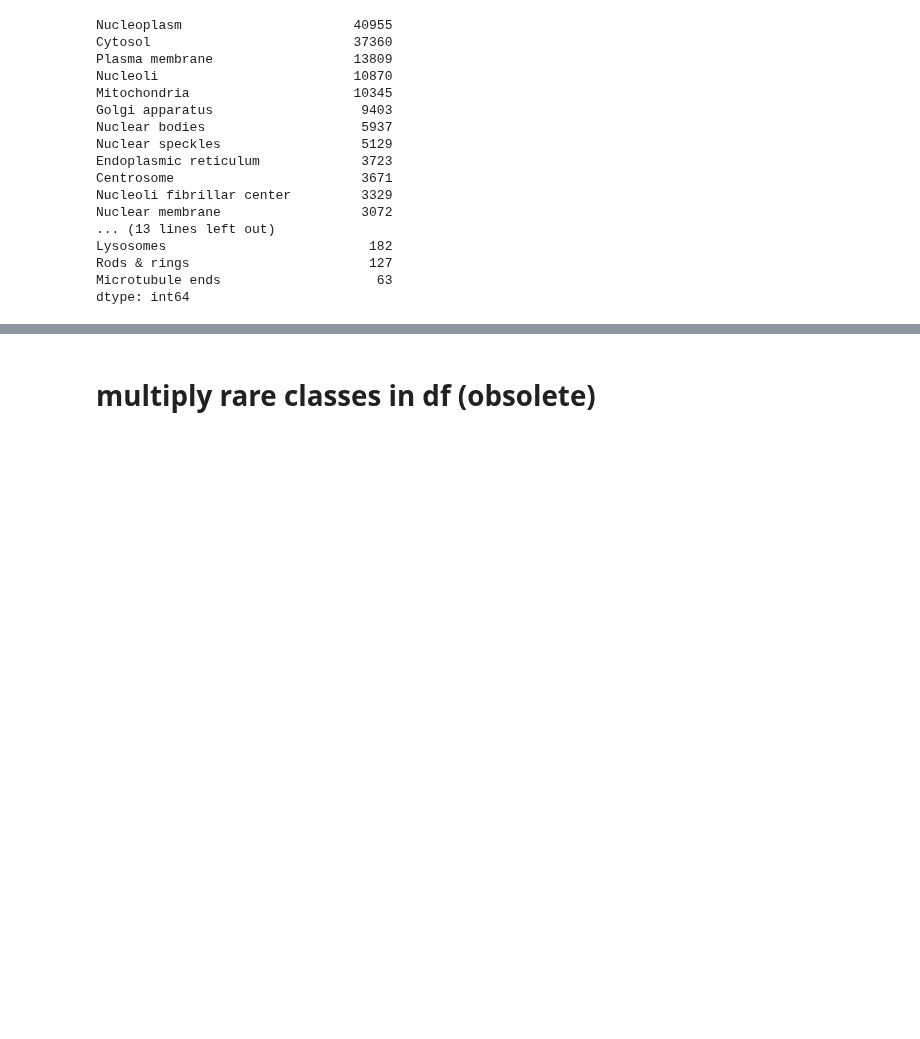
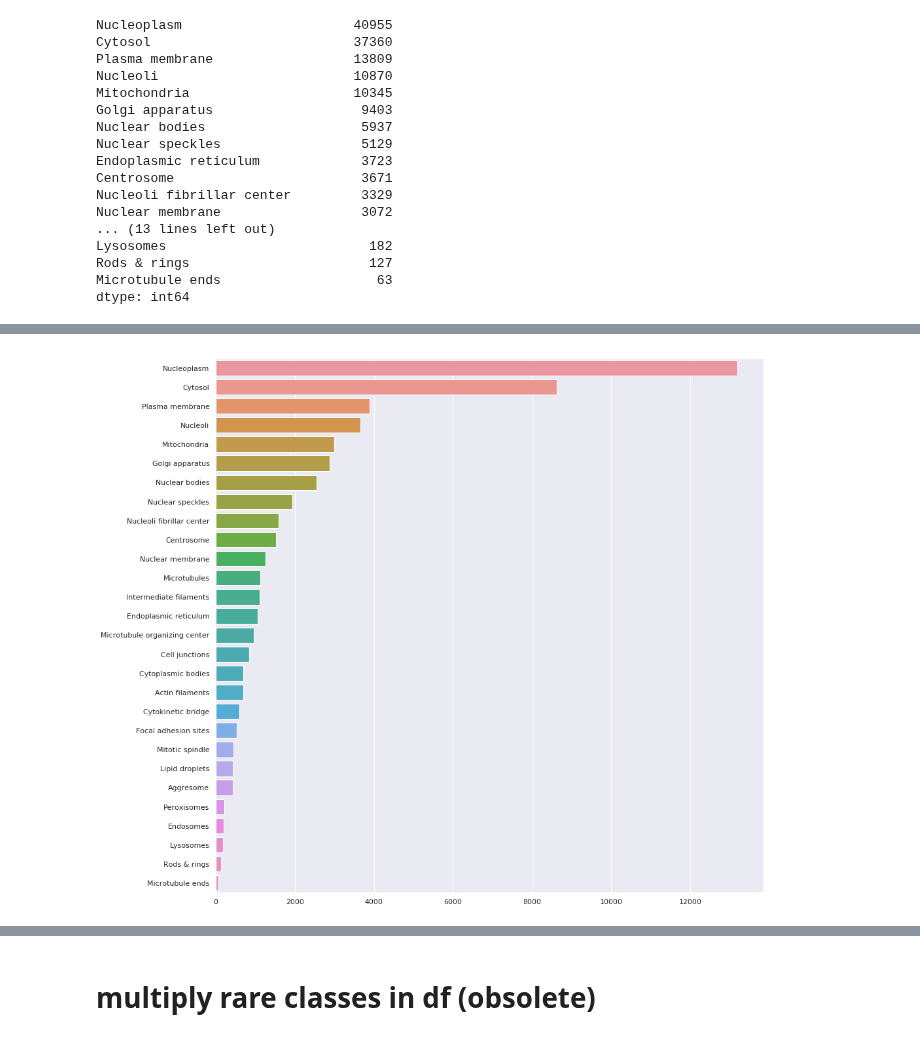
Before and after one commit to ChristophNeuner/human-protein-atlas-image-classification, a Jupyter notebook: labels_distribution, train_val_split, oversampling train.ipynb, the cells around one changed output, grey strips where cells are left out. Drawn from its saved outputs; the diff is of its cells as text; code cells hidden in the pictures; blank space fills up the shorter version.

```diff
--- a/labels_distribution, train_val_split, oversampling train.ipynb
+++ b/labels_distribution, train_val_split, oversampling train.ipynb
@@ -208,0 +208,2 @@ dtype: int64
+# %%
+lab = pd.read_csv(STAGE_ONE_DATA/'base_and_extra_data(only_cls:[8, 9, 10, 15, 17, 20, 24, 26, 27])_without_broken_and_missing_pngs_512.csv')
@@ -208,0 +219,4 @@ dtype: int64
+# %%
+counts = get_labels_distribution(lab)
+# %% [output]
+[figure, added]
```
Also changed, not shown: parts of 20 cells of this notebook, 3 other files.
